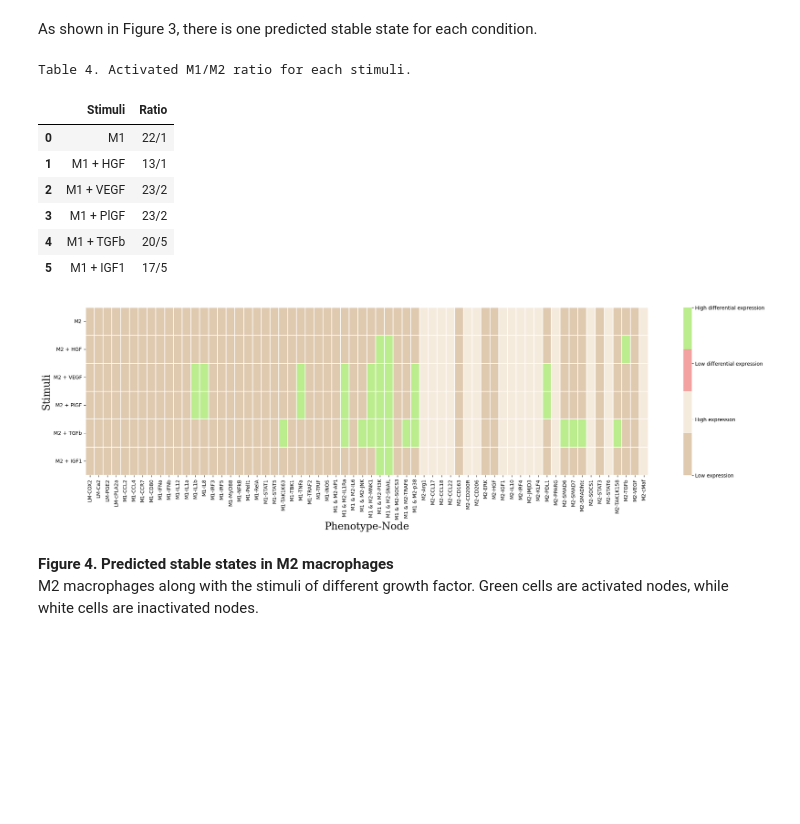
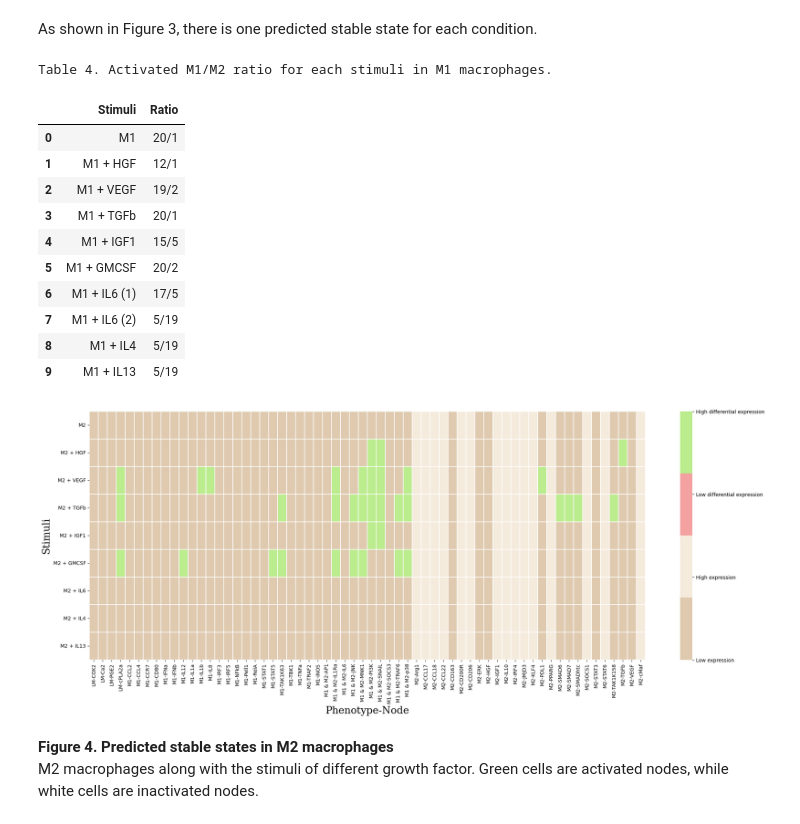
Before and after one commit to Karinaovedal/Master-thesis, a Jupyter notebook: MacPol 2.0.ipynb, the cells around one changed output. Drawn from its saved outputs; the diff is of its cells as text; code cells hidden in the pictures; blank space fills up the shorter version.

```diff
--- a/MacPol 2.0.ipynb
+++ b/MacPol 2.0.ipynb
@@ -425,25 +464,31 @@ As shown in Figure 3, there is one predicted stable state for each condition.
 # CALCULATING THE RATIO OF ACTIVATED M1 VS M2 NODES
 
 # Creating a list of stimulis
-stimulis = ['M1', 'M1 + HGF', 'M1 + VEGF', 'M1 + PlGF', 'M1 + TGFb', 'M1 + IGF1']
+stimulis = ['M1', 'M1 + HGF', 'M1 + VEGF', 'M1 + TGFb', 'M1 + IGF1', 'M1 + GMCSF', 'M1 + IL6 (1)', 'M1 + IL6 (2)', 'M1 + IL4', 'M1 + IL13']
 
-print("""Table 4. Activated M1/M2 ratio for each stimuli.""")
+print("""Table 4. Activated M1/M2 ratio for each stimuli in M1 macrophages.""")
 ratio(M1data, stimulis)
 # %% [output]
-Table 4. Activated M1/M2 ratio for each stimuli.
+Table 4. Activated M1/M2 ratio for each stimuli in M1 macrophages.
 |  | Stimuli | Ratio |
-| 0 | M1 | 22/1 |
-| 1 | M1 + HGF | 13/1 |
-| 2 | M1 + VEGF | 23/2 |
-| 3 | M1 + PlGF | 23/2 |
-| 4 | M1 + TGFb | 20/5 |
-| 5 | M1 + IGF1 | 17/5 |
+| 0 | M1 | 20/1 |
+| 1 | M1 + HGF | 12/1 |
+| 2 | M1 + VEGF | 19/2 |
+| 3 | M1 + TGFb | 20/1 |
+| 4 | M1 + IGF1 | 15/5 |
+| 5 | M1 + GMCSF | 20/2 |
+| 6 | M1 + IL6 (1) | 17/5 |
+| 7 | M1 + IL6 (2) | 5/19 |
+| 8 | M1 + IL4 | 5/19 |
+| 9 | M1 + IL13 | 5/19 |
 # %%
 # Setting initial states with growth factors HGF, VEGF, PlGF, TGFb, IGF1 along with M2 phenotype stimuli.
+# Here, IL4 and IL13 will have the same outcome, as they are already part of the polarization treatment for M2 phenotype.
+# They have however still been added for simplifying the comparison across the three dataframes further down.
 # Selecting only the output nodes.
 # Creating a multilevel index with the phenotypes.
 
-M2_ON = fix_df.query(inpM2)
+M2_ON = fix_df.query(inpM2) # Here, this will also represent results with IL-4 and IL-3 as growth factor treatments
 M2_ON = M2_ON[markers]
 M2_ON.columns = pd.MultiIndex.from_arrays(phen_arrays, names= ['Phenotype', 'Node'])
 
@@ -455,10 +500,6 @@ M2_VEGF = fix_df.query(inpM2_VEGF)
 M2_VEGF = M2_VEGF[markers]
 M2_VEGF.columns = pd.MultiIndex.from_arrays(phen_arrays, names= ['Phenotype', 'Node'])
 
-M2_PlGF = fix_df.query(inpM2_PlGF)
-M2_PlGF = M2_PlGF[markers]
-M2_PlGF.columns = pd.MultiIndex.from_arrays(phen_arrays, names= ['Phenotype', 'Node'])
-
 M2_TGFb = fix_df.query(inpM2_TGFb)
 M2_TGFb = M2_TGFb[markers]
 M2_TGFb.columns = pd.MultiIndex.from_arrays(phen_arrays, names= ['Phenotype', 'Node'])
@@ -467,44 +508,60 @@ M2_IGF1 = fix_df.query(inpM2_IGF1)
 M2_IGF1 = M2_IGF1[markers]
 M2_IGF1.columns = pd.MultiIndex.from_arrays(phen_arrays, names= ['Phenotype', 'Node'])
 
-frames = [M2_ON, M2_HGF, M2_VEGF, M2_PlGF, M2_TGFb, M2_IGF1]
+M2_GMCSF = fix_df.query(inpM2_GMCSF)
+M2_GMCSF = M2_GMCSF[markers]
+M2_GMCSF.columns = pd.MultiIndex.from_arrays(phen_arrays, names= ['Phenotype', 'Node'])
+
+M2_IL6 = fix_df.query(inpM2_IL6)
+M2_IL6 = M2_IL6[markers]
+M2_IL6.columns = pd.MultiIndex.from_arrays(phen_arrays, names= ['Phenotype', 'Node'])
+
+M2_IL4 = fix_df.query(inpM2_IL4)
+M2_IL4 = M2_IL4[markers]
+M2_IL4.columns = pd.MultiIndex.from_arrays(phen_arrays, names= ['Phenotype', 'Node'])
+
+M2_IL13 = fix_df.query(inpM2_IL13)
+M2_IL13 = M2_IL13[markers]
+M2_IL13.columns = pd.MultiIndex.from_arrays(phen_arrays, names= ['Phenotype', 'Node'])
+
+frames = [M2_ON, M2_HGF, M2_VEGF, M2_TGFb, M2_IGF1, M2_GMCSF, M2_IL6, M2_IL4, M2_IL13]
 
 # Concatenating all the filtered dataframes into one large dataframe
-results = pd.concat(frames, keys=["M2", "M2 + HGF", "M2 + VEGF", "M2 + PlGF", "M2 + TGFb", "M2 + IGF1"]).copy()
+results = pd.concat(frames, keys=["M2", "M2 + HGF", "M2 + VEGF", "M2 + TGFb", "M2 + IGF1", "M2 + GMCSF", "M2 + IL6", "M2 + IL4", "M2 + IL13"]).copy()
 
 # Resetting the index to move the stimuli names to columns
 results.reset_index(inplace=True)
 
 # Lexsorting the MultiIndex
 results = results.sort_index(axis=1)
 
-fig, ax = plt.subplots(figsize=(25, 6))
+fig, ax = plt.subplots(figsize=(25, 9))
 
 # Filter the DataFrame to keep only the columns representing the data for the heatmap
 M2data = results.drop(['level_0', 'level_1'], axis=1)
 
 # Coloring nodes where M2 matches the equivalent node in another row.
 M2data = format_diff_expression(M2data)
 
 
 M2map = sns.heatmap(M2data, cmap = cmap, square = False,
                     linewidth=0.1, cbar_kws={"shrink": 1})
 
 # Manually specifying discrete legend labelling
 colorbar = ax.collections[0].colorbar
 colorbar.set_ticks([0, 1, 2, 3])
 colorbar.set_ticklabels(['Low expression', 'High expression', 'Low differential expression',
                          'High differential expression'])
 
 
 # Setting y-axis labels using the 'level_0' column which contains the stimuli names
 M2map.set_yticklabels(results['level_0'].values, rotation=0)
 
 M2map.set_ylabel("Stimuli", fontsize=20, font="Serif")
 M2map.set_xlabel("Phenotype-Node", fontsize=20, font="Serif")
 plt.show()
 # %% [output]
-[figure, old version]
+[figure, new version]
 # %% [markdown]
 **Figure 4. Predicted stable states in M2 macrophages**
 <br>M2 macrophages along with the stimuli of different growth factor. Green cells are activated nodes, while white cells are inactivated nodes.
```
Also changed, not shown: parts of 19 cells of this notebook, 3 other files.
